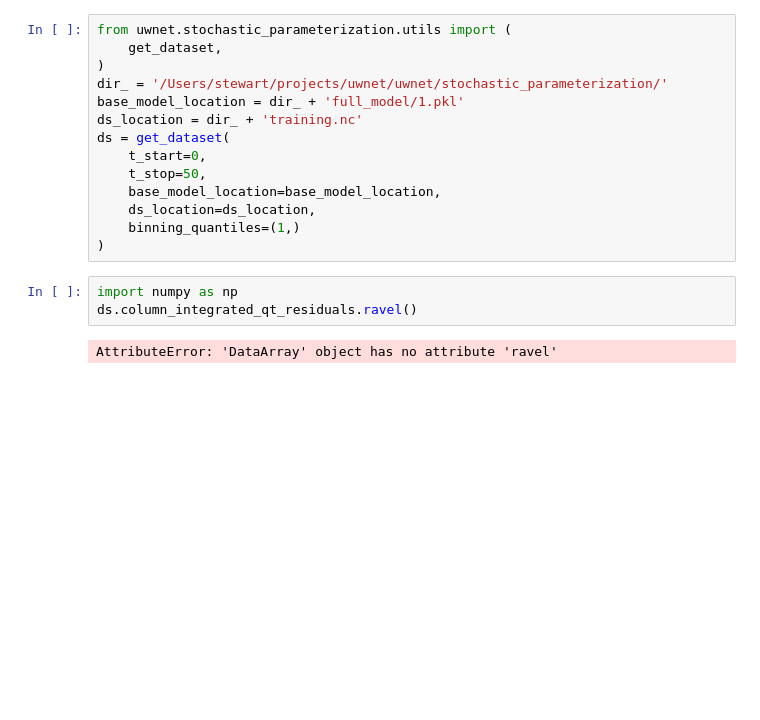
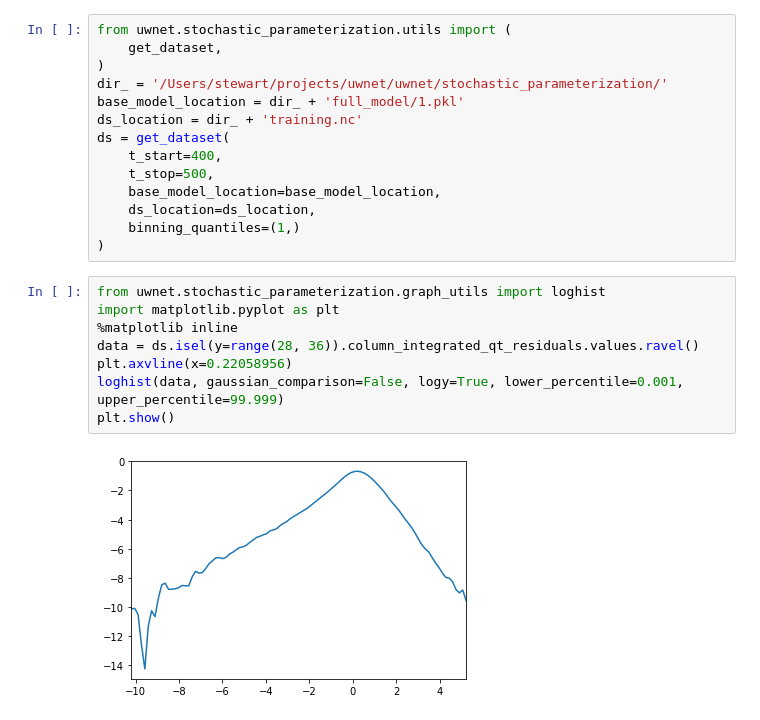
Before and after one commit to nbren12/uwnet, a Jupyter notebook: uwnet/stochastic_parameterization/notebooks/2019-05-12-choosing-binning-quantiles.ipynb, the cells around one changed output. Saved outputs shown, nothing was run; the diff lists cells and outputs as text; blank space fills up the shorter version.

```diff
--- a/uwnet/stochastic_parameterization/notebooks/2019-05-12-choosing-binning-quantiles.ipynb
+++ b/uwnet/stochastic_parameterization/notebooks/2019-05-12-choosing-binning-quantiles.ipynb
@@ -6,14 +6,19 @@ dir_ = '/Users/stewart/projects/uwnet/uwnet/stochastic_parameterization/'
 base_model_location = dir_ + 'full_model/1.pkl'
 ds_location = dir_ + 'training.nc'
 ds = get_dataset(
-    t_start=0,
-    t_stop=50,
+    t_start=400,
+    t_stop=500,
     base_model_location=base_model_location,
     ds_location=ds_location,
     binning_quantiles=(1,)
 )
-# %%
-import numpy as np
-ds.column_integrated_qt_residuals.ravel()
-# %% [output]
-AttributeError: 'DataArray' object has no attribute 'ravel'
+# %%
+from uwnet.stochastic_parameterization.graph_utils import loghist
+import matplotlib.pyplot as plt
+%matplotlib inline
+data = ds.isel(y=range(28, 36)).column_integrated_qt_residuals.values.ravel()
+plt.axvline(x=0.22058956)
+loghist(data, gaussian_comparison=False, logy=True, lower_percentile=0.001, upper_percentile=99.999)
+plt.show()
+# %% [output]
+[figure, added]
```
Also changed, not shown: 6 other files.
